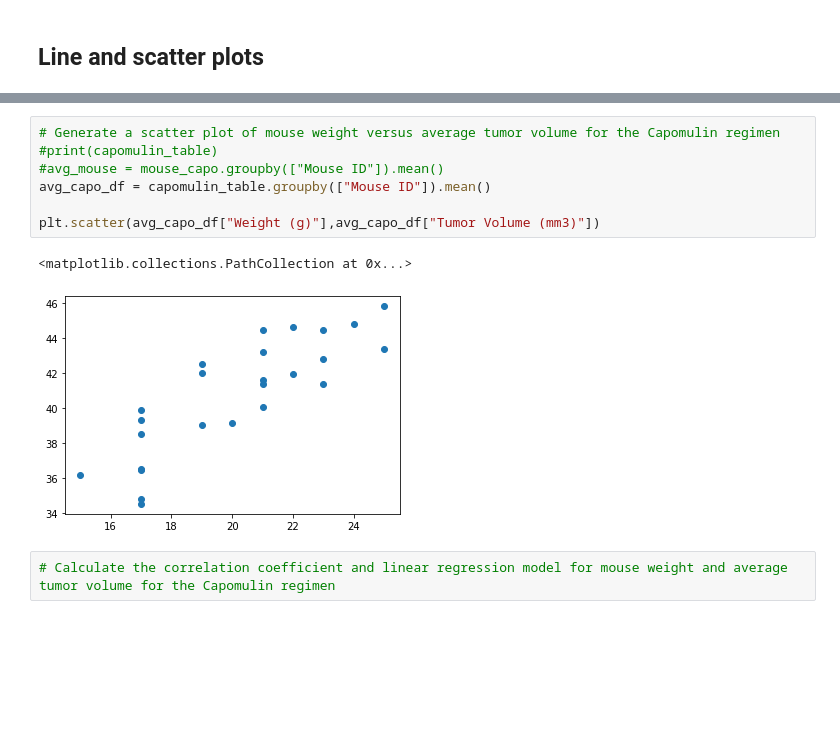
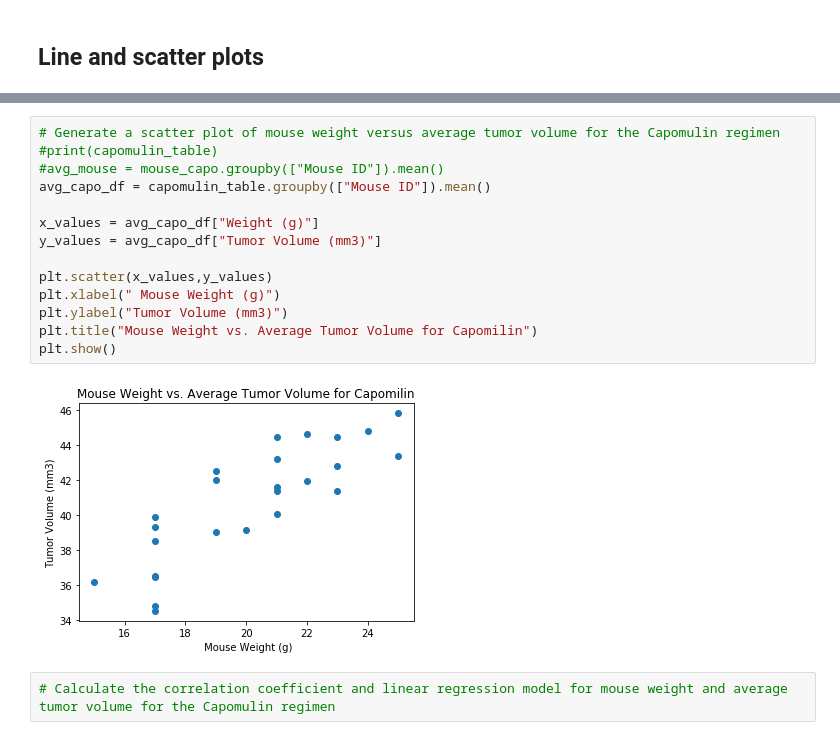
Before and after one commit to michaeltrias/matplotlib_hw, a Jupyter notebook: pymaceuticals2.ipynb, the cells around one changed output, grey strips where cells are left out. Saved outputs shown, nothing was run; the diff lists cells and outputs as text; blank space fills up the shorter version.

```diff
--- a/pymaceuticals2.ipynb
+++ b/pymaceuticals2.ipynb
@@ -289,12 +272,18 @@ Text(0.5, 1.0, "Tumor Volume over Time for Mouse 's185' on Capomilin")
 # %%
 # Generate a scatter plot of mouse weight versus average tumor volume for the Capomulin regimen
 #print(capomulin_table)
 #avg_mouse = mouse_capo.groupby(["Mouse ID"]).mean()
 avg_capo_df = capomulin_table.groupby(["Mouse ID"]).mean()
 
-plt.scatter(avg_capo_df["Weight (g)"],avg_capo_df["Tumor Volume (mm3)"])
+x_values = avg_capo_df["Weight (g)"]
+y_values = avg_capo_df["Tumor Volume (mm3)"]
+
+plt.scatter(x_values,y_values)
+plt.xlabel(" Mouse Weight (g)")
+plt.ylabel("Tumor Volume (mm3)")
+plt.title("Mouse Weight vs. Average Tumor Volume for Capomilin")
+plt.show()
 # %% [output]
-<matplotlib.collections.PathCollection at 0x...>
-[figure, old version]
+[figure, new version]
 # %%
 # Calculate the correlation coefficient and linear regression model for mouse weight and average tumor volume for the Capomulin regimen
```
Also changed, not shown: parts of 7 cells of this notebook.
